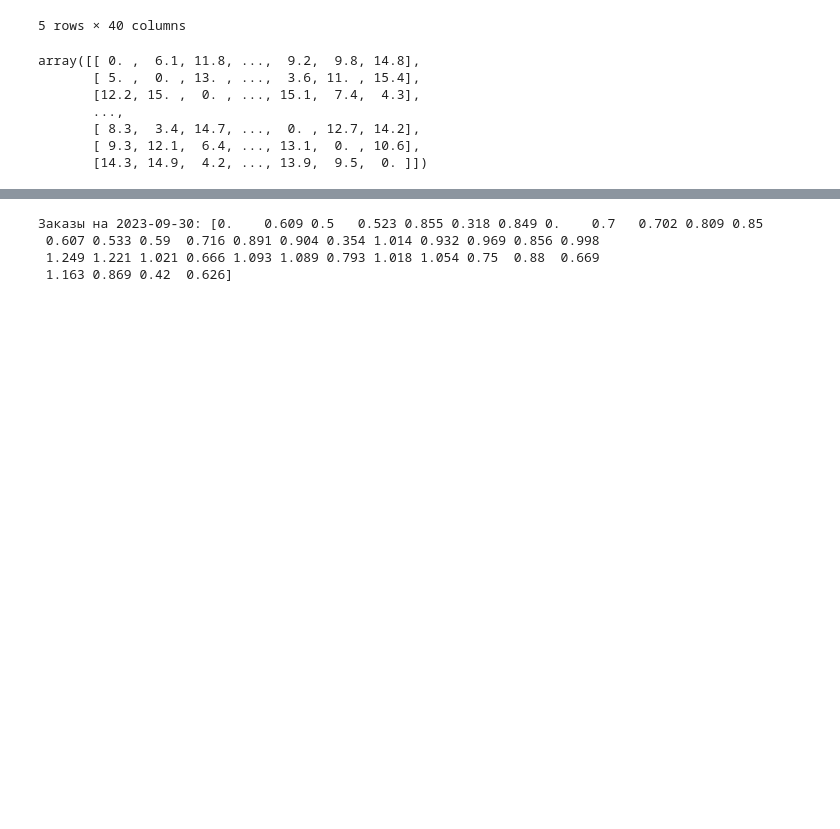
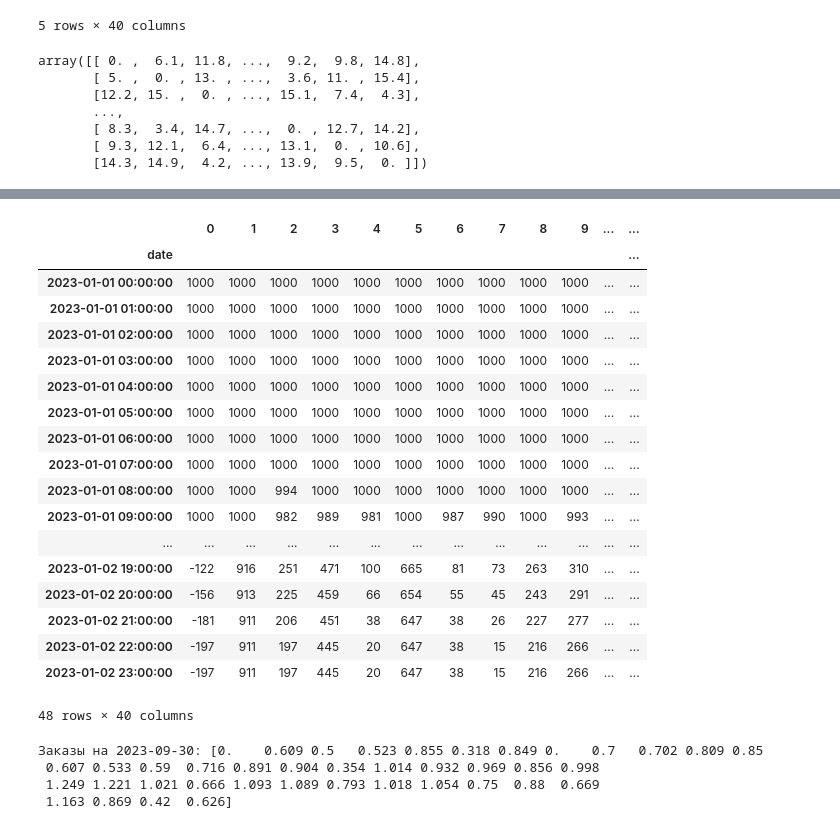
Before and after one commit to danil-zhembrovskii/DRL, a Jupyter notebook: 1_or.ipynb, the cells around one changed output, grey strips where cells are left out. Saved outputs shown, nothing was run; the diff lists cells and outputs as text; code cells hidden in the pictures; blank space fills up the shorter version.

Commit message:
add warehouses_df which shows value of reserves

```diff
--- a/1_or.ipynb
+++ b/1_or.ipynb
@@ -126,3 +154,40 @@ daily_orders
+# %%
+warehouse_number = 2000
+reserves = df.copy()
+reserves[reserves.columns] = 0
+# %%
+first = reserves.loc['2023-01-01':'2023-01-02']
+first.loc['2023-01-01 00:00:00'] = warehouse_number
+warehouses = first.copy()
+# first.loc['2022-01-01 00:00:00', '3'] = 800
+for i in range(len(df.columns)):
+    for j in first.index:
+        if str(j) == '2023-01-01 00:00:00':
+            continue
+        else:
+            warehouses.loc[j, str(i)] = warehouses.loc[j-datetime.timedelta(hours=1), str(i)] - df.loc[j, str(i)]
+# %%
+warehouses
+# %% [output]
+|  | 0 | 1 | 2 | 3 | 4 | 5 | 6 | 7 | 8 | 9 | ... | ... |
+| date |  |  |  |  |  |  |  |  |  |  |  | ... |
+| 2023-01-01 00:00:00 | 1000 | 1000 | 1000 | 1000 | 1000 | 1000 | 1000 | 1000 | 1000 | 1000 | ... | ... |
+| 2023-01-01 01:00:00 | 1000 | 1000 | 1000 | 1000 | 1000 | 1000 | 1000 | 1000 | 1000 | 1000 | ... | ... |
+| 2023-01-01 02:00:00 | 1000 | 1000 | 1000 | 1000 | 1000 | 1000 | 1000 | 1000 | 1000 | 1000 | ... | ... |
+| 2023-01-01 03:00:00 | 1000 | 1000 | 1000 | 1000 | 1000 | 1000 | 1000 | 1000 | 1000 | 1000 | ... | ... |
+| 2023-01-01 04:00:00 | 1000 | 1000 | 1000 | 1000 | 1000 | 1000 | 1000 | 1000 | 1000 | 1000 | ... | ... |
+| 2023-01-01 05:00:00 | 1000 | 1000 | 1000 | 1000 | 1000 | 1000 | 1000 | 1000 | 1000 | 1000 | ... | ... |
+| 2023-01-01 06:00:00 | 1000 | 1000 | 1000 | 1000 | 1000 | 1000 | 1000 | 1000 | 1000 | 1000 | ... | ... |
+| 2023-01-01 07:00:00 | 1000 | 1000 | 1000 | 1000 | 1000 | 1000 | 1000 | 1000 | 1000 | 1000 | ... | ... |
+| 2023-01-01 08:00:00 | 1000 | 1000 | 994 | 1000 | 1000 | 1000 | 1000 | 1000 | 1000 | 1000 | ... | ... |
+| 2023-01-01 09:00:00 | 1000 | 1000 | 982 | 989 | 981 | 1000 | 987 | 990 | 1000 | 993 | ... | ... |
+| ... | ... | ... | ... | ... | ... | ... | ... | ... | ... | ... | ... | ... |
+| 2023-01-02 19:00:00 | -122 | 916 | 251 | 471 | 100 | 665 | 81 | 73 | 263 | 310 | ... | ... |
+| 2023-01-02 20:00:00 | -156 | 913 | 225 | 459 | 66 | 654 | 55 | 45 | 243 | 291 | ... | ... |
+| 2023-01-02 21:00:00 | -181 | 911 | 206 | 451 | 38 | 647 | 38 | 26 | 227 | 277 | ... | ... |
+| 2023-01-02 22:00:00 | -197 | 911 | 197 | 445 | 20 | 647 | 38 | 15 | 216 | 266 | ... | ... |
+| 2023-01-02 23:00:00 | -197 | 911 | 197 | 445 | 20 | 647 | 38 | 15 | 216 | 266 | ... | ... |
+48 rows × 40 columns
 # %%
 def get_orders_by_date(date, daily_orders, GNN):
     if GNN == True:
```
Also changed, not shown: parts of 8 cells of this notebook, 1 other file.
